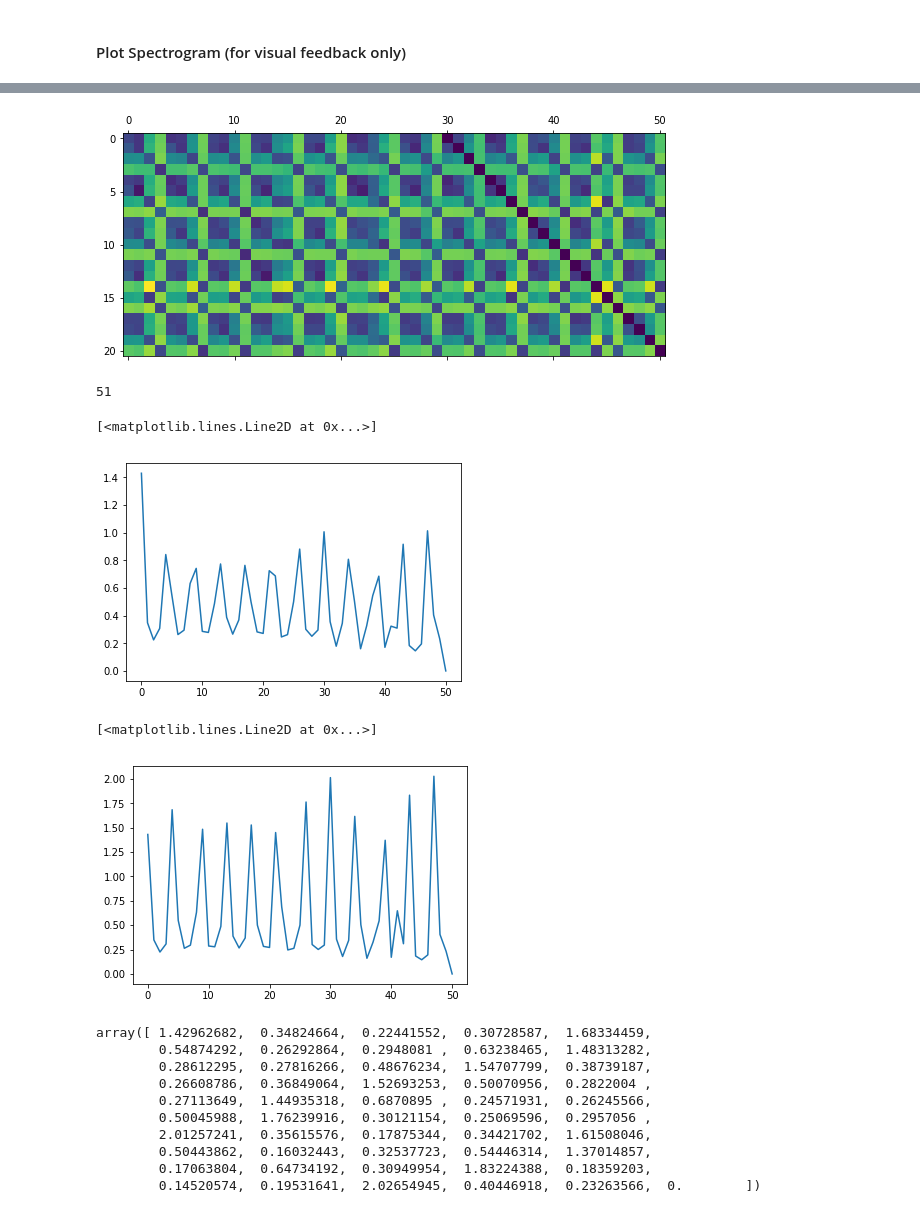
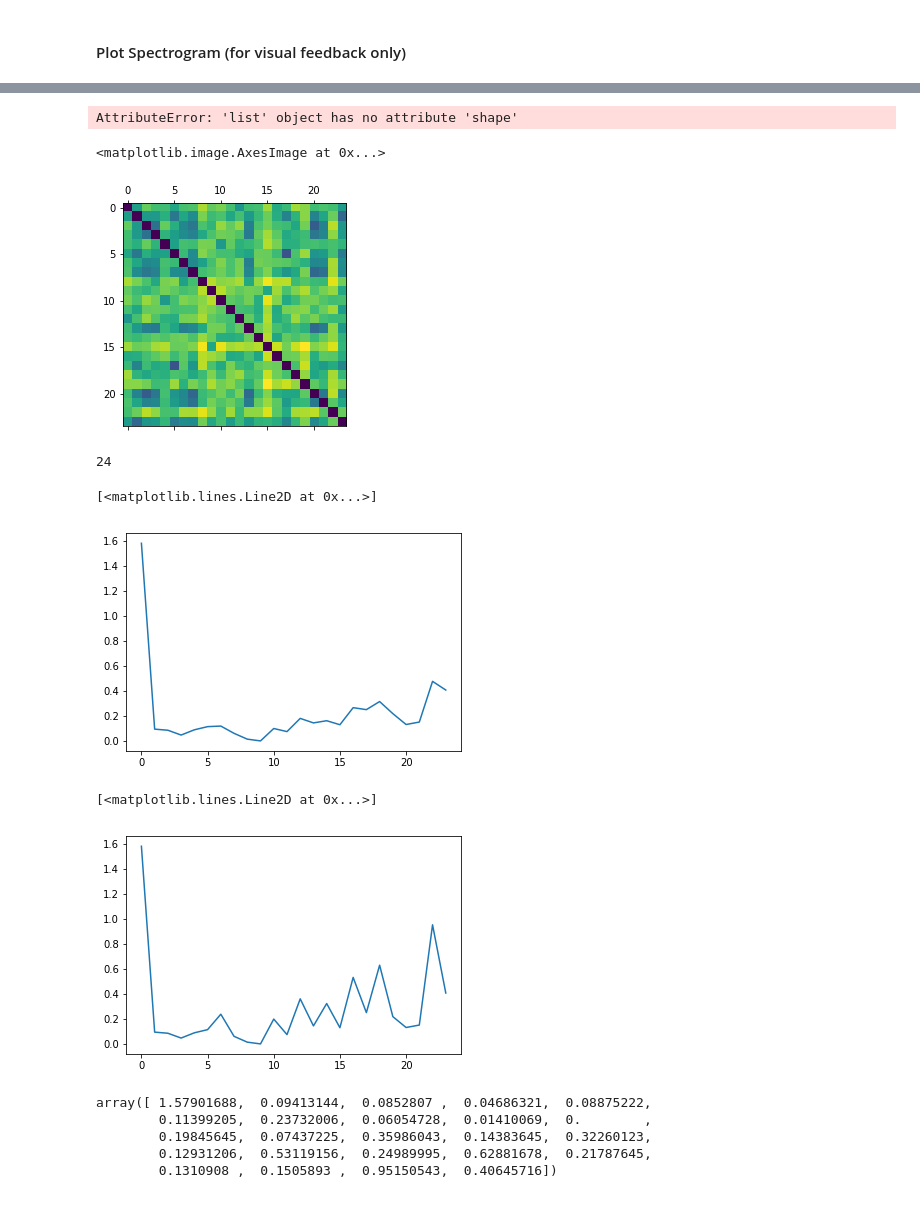
Before and after one commit to ljoglar/time_signature_estimations, a Jupyter notebook: Meter_Estimation.ipynb, the cells around one changed output, grey strips where cells are left out. Saved outputs shown, nothing was run; the diff lists cells and outputs as text; code cells hidden in the pictures.

```diff
--- a/Meter_Estimation.ipynb
+++ b/Meter_Estimation.ipynb
@@ -9,7 +9,7 @@ from scipy.signal import find_peaks
 # %% [markdown]
 #### Get audio vector and inital tempo estimation
 # %%
-path = '../audio/aphex_twin_ageispolis_30_sec.mp3'
+path = '../audio/money-pink-floyd-hd-studio-version_02.mp3'
 loader = estd.AudioLoader(filename=path)
 downmixer = estd.MonoMixer()
 tempAudioInput, fs, numb_channels, md5, bit_rate, codec = loader()
@@ -58,6 +58,7 @@ fft_size = 1024
 ## get necessary Essentia algorithms
 window_algo = estd.Windowing(normalized=True, size = frame_size, type = 'hann')
 fft_algo = estd.FFT(size = fft_size)
+cutoff_bin = int(5000*1024/fs)
 
 spectrogram = []
 db_spectrogram = []
@@ -69,8 +70,8 @@ for index, frame in enumerate(estd.FrameGenerator(audioInput, frameSize = frame_
     windowed_frame = window_algo(frame)
     mX = abs(fft_algo(windowed_frame))
     mX[mX<np.finfo(float).eps] = np.finfo(float).eps    ## if zeros add epsilon to handle log
-    dbX = 20 * np.log10(mX)
-    spectrogram.append(np.array(mX))
+    dbX = 20 * np.log10(mX[:cutoff_bin+1])
+    spectrogram.append(np.array(mX[:cutoff_bin+1]))
     db_spectrogram.append(np.array(dbX))
 
 spectrogram = np.array(spectrogram)
@@ -120,6 +121,7 @@ print(len(beats))
 
 # framePosBeat = []
 beats_neighbour_spect = {}
+beats_spect = []
 i = 0
 
 while i <= len(beats_frames)-1:
@@ -127,14 +129,17 @@ while i <= len(beats_frames)-1:
         beat_duration = beats_frames[i+1] - beats_frames[i]
     duration_8_percent = int(beat_duration*0.08)
     beats_neighbour_spect[beats_frames[i]] = spectrogram[beats_frames[i]-duration_8_percent:beats_frames[i]+duration_8_percent]
+    beats_spect.append(spectrogram[beats_frames[i]])
     i += 1
 
 ASM_dict = {}
-for beat_x in beats_neighbour_spect:
-    ASM_dict[beat_x] = {}
+for beat_index,beat_x in enumerate(beats_spect):
+    ASM_dict[beat_index] = {}
     for beat_y in beats_neighbour_spect:
-        temp_ASM = cdist(beats_neighbour_spect[beat_x], beats_neighbour_spect[beat_y], metric='euclidean')
-        ASM_dict[beat_x][beat_y] = temp_ASM
+        temp_ASM = []
+        for neighbour in beats_neighbour_spect[beat_y]:
+            temp_ASM.append(euclidean(neighbour, beat_x))
+        ASM_dict[beat_index][beat_y] = temp_ASM
 # %%
 print(len(beats_frames))
 # %% [output]
@@ -147,14 +172,17 @@ for beat_frame_i, ASM_beat_dict in ASM_dict.items():
     for beat_frame_j, ASM in ASM_beat_dict.items():
         BSM[counti].append(minCost(ASM, ASM.shape[0]-1, ASM.shape[1]-1))
     counti += 1
+# %% [output]
+AttributeError: 'list' object has no attribute 'shape'
 # %%
-plt.matshow(BSM[30:90])
+plt.matshow(BSM)
 # %% [output]
+<matplotlib.image.AxesImage at 0x...>
-[figure, old version]
+[figure, new version]
 # %%
 len(BSM)
 # %% [output]
-51
+24
 # %%
 d = []
 d_inverted = []
@@ -166,7 +194,7 @@ d_inverted += max([abs(item) for item in d])
 plt.plot(d_inverted)
 # %% [output]
 [<matplotlib.lines.Line2D at 0x...>]
-[figure, old version]
+[figure, new version]
 # %%
 d_peaks = find_peaks(d_inverted)[0]
 for i in d_peaks:
@@ -175,20 +203,15 @@ for i in d_peaks:
 plt.plot(d_inverted)
 # %% [output]
 [<matplotlib.lines.Line2D at 0x...>]
-[figure, old version]
+[figure, new version]
 # %%
 d_inverted
 # %% [output]
-array([ 1.42962682,  0.34824664,  0.22441552,  0.30728587,  1.68334459,
-        0.54874292,  0.26292864,  0.2948081 ,  0.63238465,  1.48313282,
-        0.28612295,  0.27816266,  0.48676234,  1.54707799,  0.38739187,
-        0.26608786,  0.36849064,  1.52693253,  0.50070956,  0.2822004 ,
-        0.27113649,  1.44935318,  0.6870895 ,  0.24571931,  0.26245566,
-        0.50045988,  1.76239916,  0.30121154,  0.25069596,  0.2957056 ,
-        2.01257241,  0.35615576,  0.17875344,  0.34421702,  1.61508046,
-        0.50443862,  0.16032443,  0.32537723,  0.54446314,  1.37014857,
-        0.17063804,  0.64734192,  0.30949954,  1.83224388,  0.18359203,
-        0.14520574,  0.19531641,  2.02654945,  0.40446918,  0.23263566,  0.        ])
+array([ 1.57901688,  0.09413144,  0.0852807 ,  0.04686321,  0.08875222,
+        0.11399205,  0.23732006,  0.06054728,  0.01410069,  0.        ,
+        0.19845645,  0.07437225,  0.35986043,  0.14383645,  0.32260123,
+        0.12931206,  0.53119156,  0.24989995,  0.62881678,  0.21787645,
+        0.1310908 ,  0.1505893 ,  0.95150543,  0.40645716])
 # %%
 bar_candidates = list(range(2,12))
 lt = math.floor(len(beats)/11)
```
Also changed, not shown: parts of 9 cells of this notebook.
